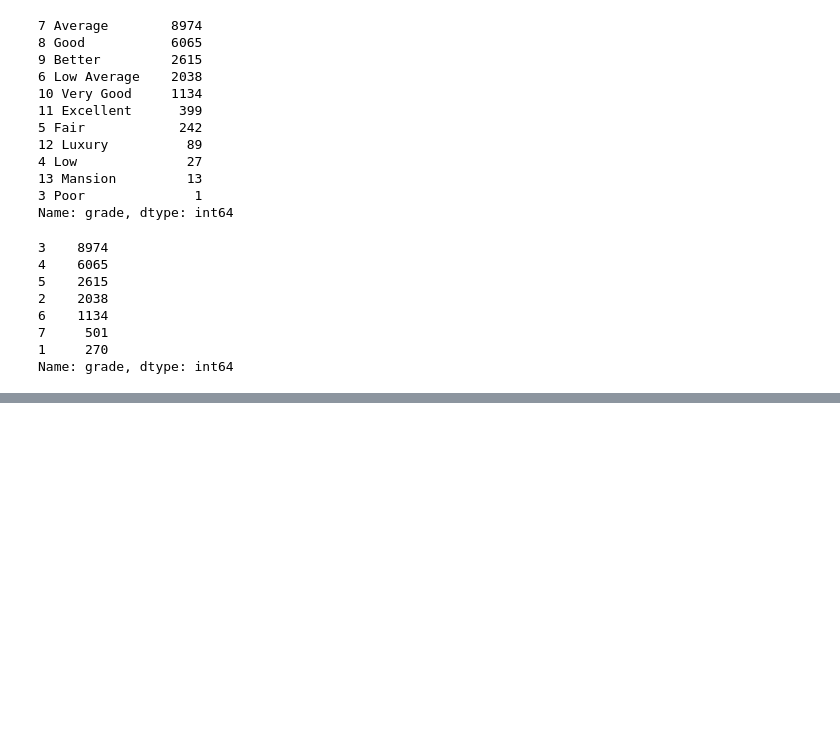
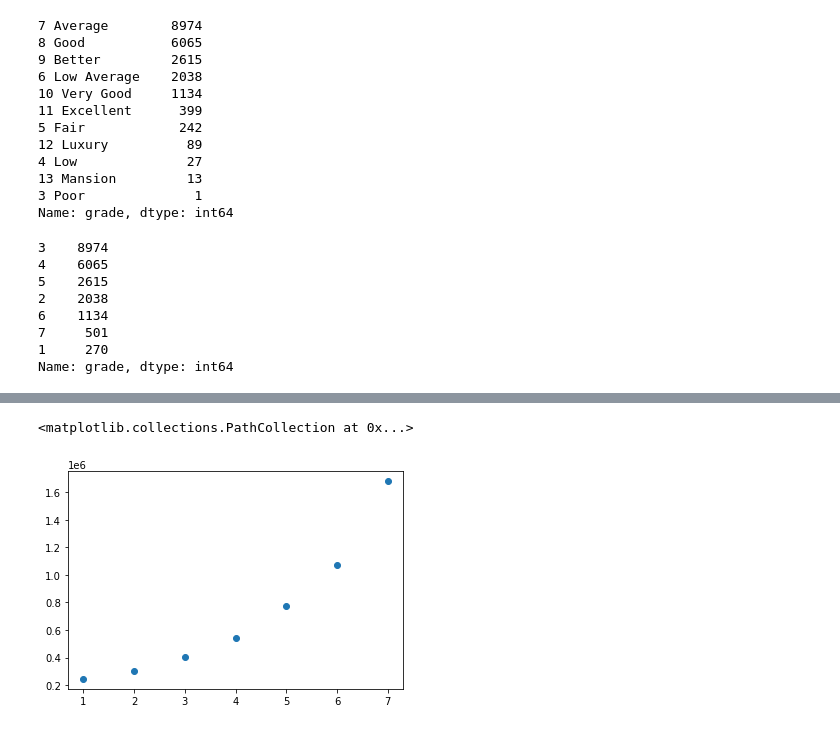
Before and after one commit to daniellejenkins17/Helping_Homebuyers_Buy_Houses, a Jupyter notebook: jalils_work/early_data_cleaning.ipynb, the cells around one changed output, grey strips where cells are left out. Saved outputs shown, nothing was run; the diff lists cells and outputs as text; code cells hidden in the pictures; blank space fills up the shorter version.

```diff
--- a/jalils_work/early_data_cleaning.ipynb
+++ b/jalils_work/early_data_cleaning.ipynb
@@ -401,2 +457,5 @@ Name: grade, dtype: int64
 # %%
 house_data.to_csv('data/kc_house_data_cleaned.csv')
+# %%
+grouped = house_data.groupby('grade')['price'].mean()
+grouped
@@ -402,0 +477,5 @@ house_data.to_csv('data/kc_house_data_cleaned.csv')
+# %%
+plt.scatter(grouped.index,grouped)
+# %% [output]
+<matplotlib.collections.PathCollection at 0x...>
+[figure, added]
```
Also changed, not shown: parts of 12 cells of this notebook, 3 other files.
